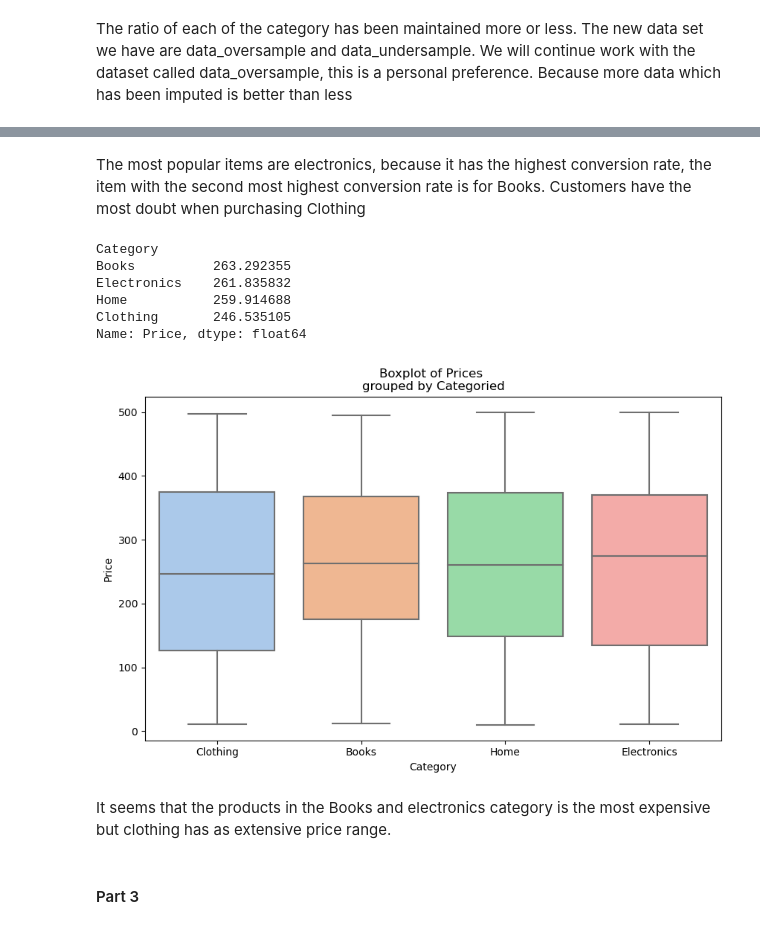
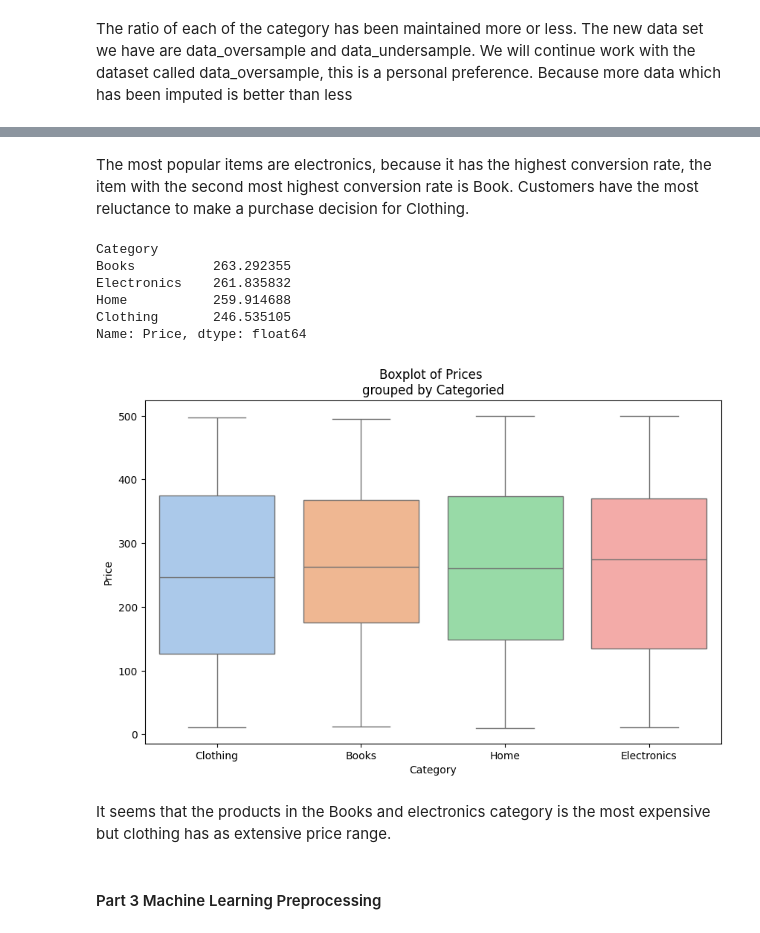
Before and after one commit to afsarahannan/AI_Assignments, a Jupyter notebook: Assignment_2.ipynb, the cells around one changed output, grey strips where cells are left out. Drawn from its saved outputs; the diff is of its cells as text; code cells hidden in the pictures.

```diff
--- a/Assignment_2.ipynb
+++ b/Assignment_2.ipynb
@@ -205,4 +211,3 @@ The ratio of each of the category has been maintained more or less. The new data
 # %%
-#creating a new feature called TotalSpent
-TotalSpent = data_oversample.groupby('CustomerID')['Price'].aggregate('sum').sort_values(ascending= False)
-TotalSpent.head()
+#1. creating a new feature called TotalSpent
+data_oversample['TotalSpent'] = data_oversample['Price'] * data_oversample['Quantity']
@@ -247,27 +270,27 @@ conversion_rate
 # %% [markdown]
-The most popular items are electronics, because it has the highest conversion rate, the item with the second most highest conversion rate is for Books. Customers have the most doubt when purchasing Clothing
+The most popular items are electronics, because it has the highest conversion rate, the item with the second most highest conversion rate is Book. Customers have the most reluctance to make a purchase decision for Clothing.
-# %%
-print(mean_prices.sort_values(ascending=False))
-# %% [output]
-Category
-Books          263.292355
-Electronics    261.835832
-Home           259.914688
-Clothing       246.535105
-Name: Price, dtype: float64
+# %%
+#3 The average prices for products in each category
+mean_prices.sort_values(ascending=False)
+# %% [output]
+Category
+Books          263.292355
+Electronics    261.835832
+Home           259.914688
+Clothing       246.535105
+Name: Price, dtype: float64
 # %%
 import seaborn as sns
-sns.set_palette('pastel')
+# sns.set_palette('rainbow')
 plt.figure(figsize= (10,6))
-sns.boxplot(x = 'Category', y='Price', data = data_oversample)
-plt.xlabel('Category')
+sns.boxplot(x = 'Category', y='Price', data = data_oversample, palette='pastel', hue='Category', legend=False)
 plt.ylabel('Price')
 plt.title('Boxplot of Prices \ngrouped by Categoried')
 plt.xticks(rotation = 0)
 plt.show()
 # %% [output]
-[figure, old version]
+[figure, new version]
 # %% [markdown]
 It seems that the products in the Books and electronics category is the most expensive but clothing has as extensive price range.
 # %% [markdown]
-#### Part 3
+#### Part 3 Machine Learning Preprocessing
```
Also changed, not shown: parts of 45 cells of this notebook, 1 other file.
